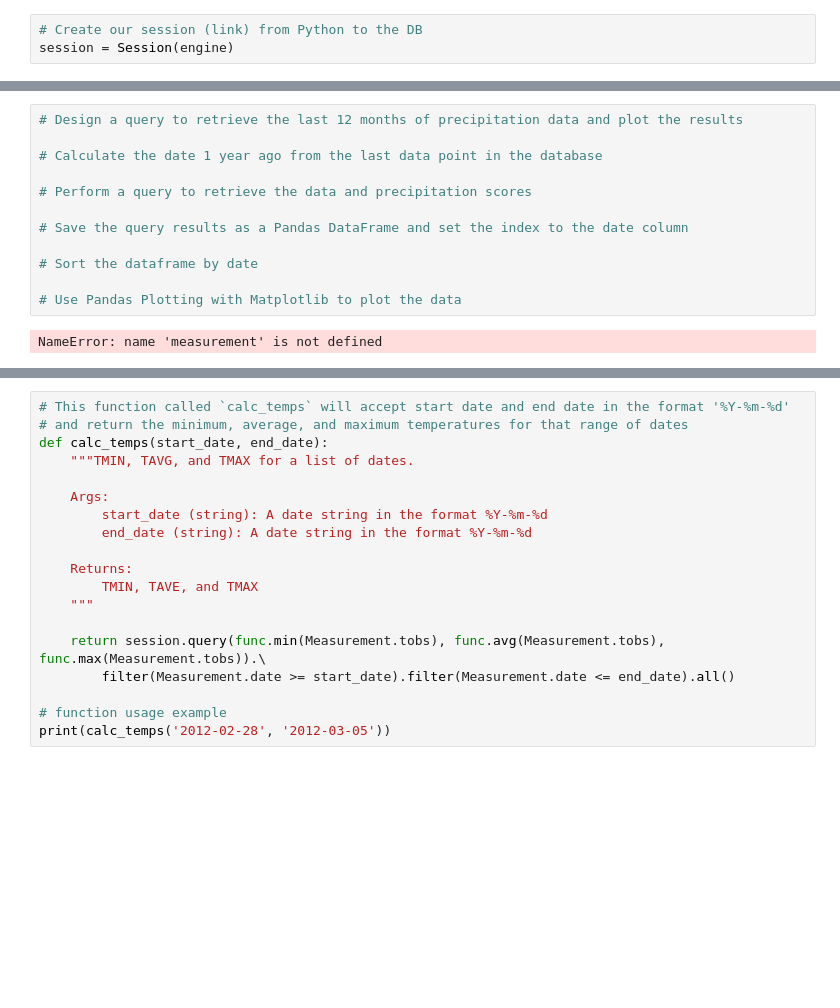
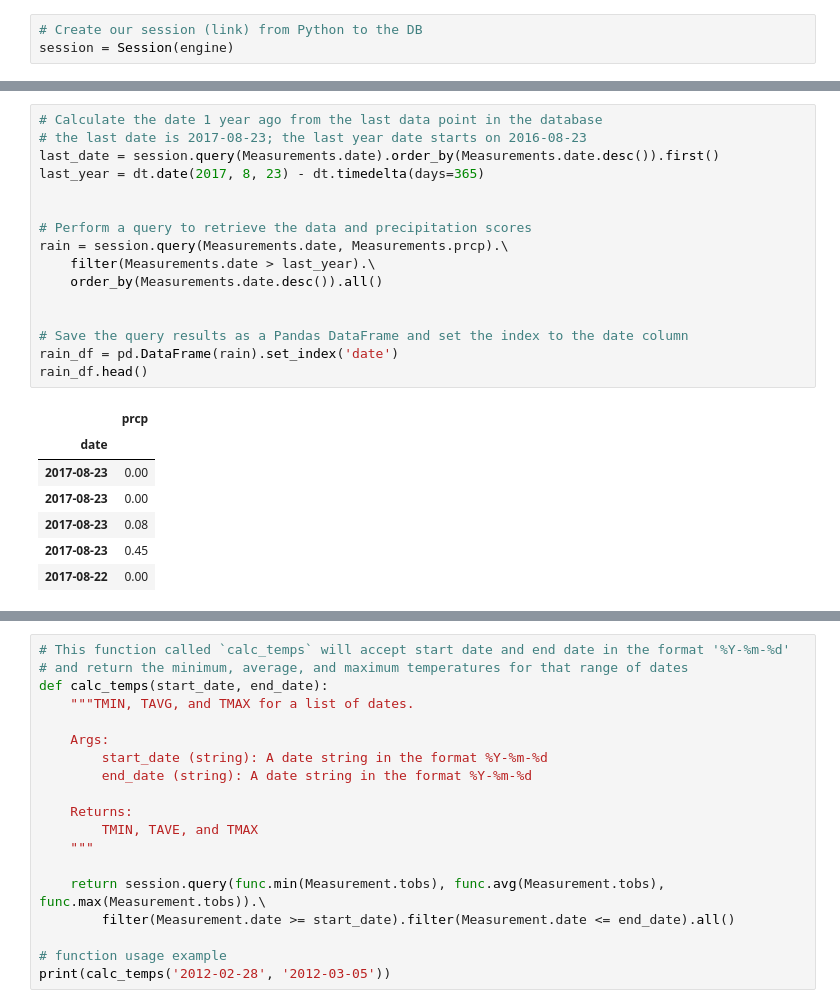
Before and after one commit to ChrisBen191/mysql, a Jupyter notebook: climate_starter.ipynb, the cells around one changed output, grey strips where cells are left out. Drawn from its saved outputs; the diff is of its cells as text; blank space fills up the shorter version.

```diff
--- a/climate_starter.ipynb
+++ b/climate_starter.ipynb
@@ -40,14 +41,24 @@ session = Session(engine)
 # %%
-# Design a query to retrieve the last 12 months of precipitation data and plot the results
+# Calculate the date 1 year ago from the last data point in the database
+# the last date is 2017-08-23; the last year date starts on 2016-08-23
+last_date = session.query(Measurements.date).order_by(Measurements.date.desc()).first()
+last_year = dt.date(2017, 8, 23) - dt.timedelta(days=365)
 
-# Calculate the date 1 year ago from the last data point in the database
 
 # Perform a query to retrieve the data and precipitation scores
+rain = session.query(Measurements.date, Measurements.prcp).\
+    filter(Measurements.date > last_year).\
+    order_by(Measurements.date.desc()).all()
+
 
 # Save the query results as a Pandas DataFrame and set the index to the date column
-
-# Sort the dataframe by date
-
-# Use Pandas Plotting with Matplotlib to plot the data
+rain_df = pd.DataFrame(rain).set_index('date')
+rain_df.head()
 # %% [output]
-NameError: name 'measurement' is not defined
+|  | prcp |
+| date |  |
+| 2017-08-23 | 0.00 |
+| 2017-08-23 | 0.00 |
+| 2017-08-23 | 0.08 |
+| 2017-08-23 | 0.45 |
+| 2017-08-22 | 0.00 |
```
Also changed, not shown: parts of 15 cells of this notebook, 1 other file.
